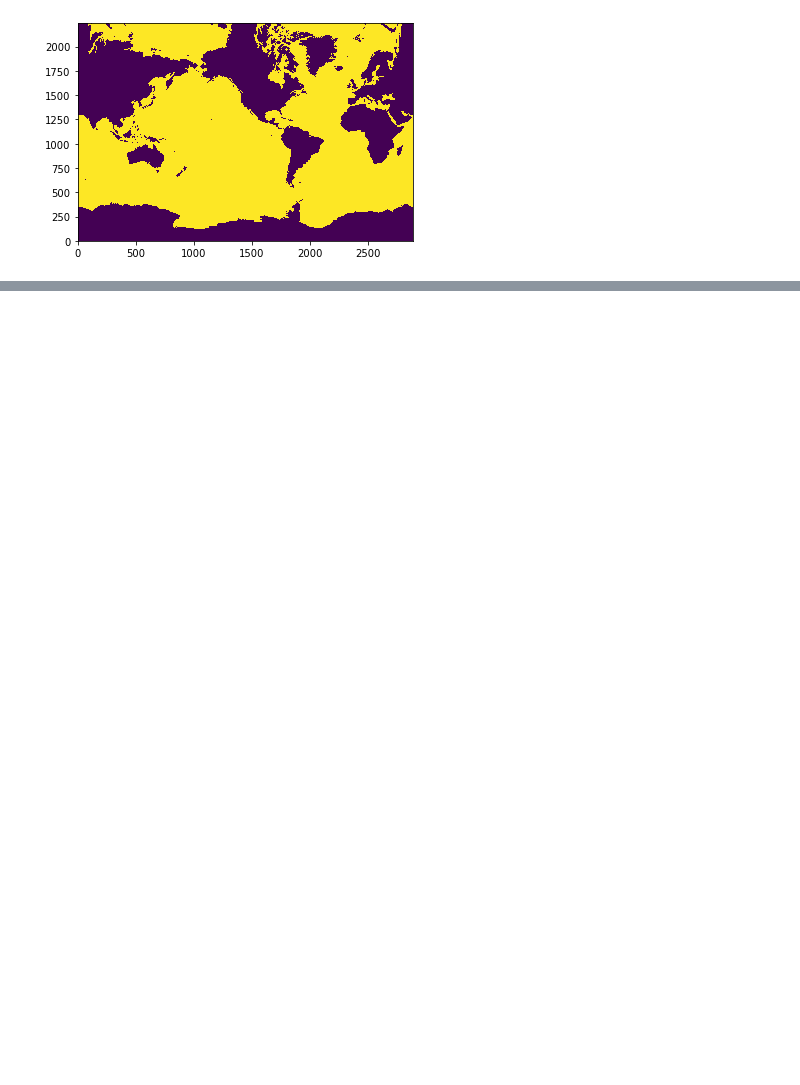
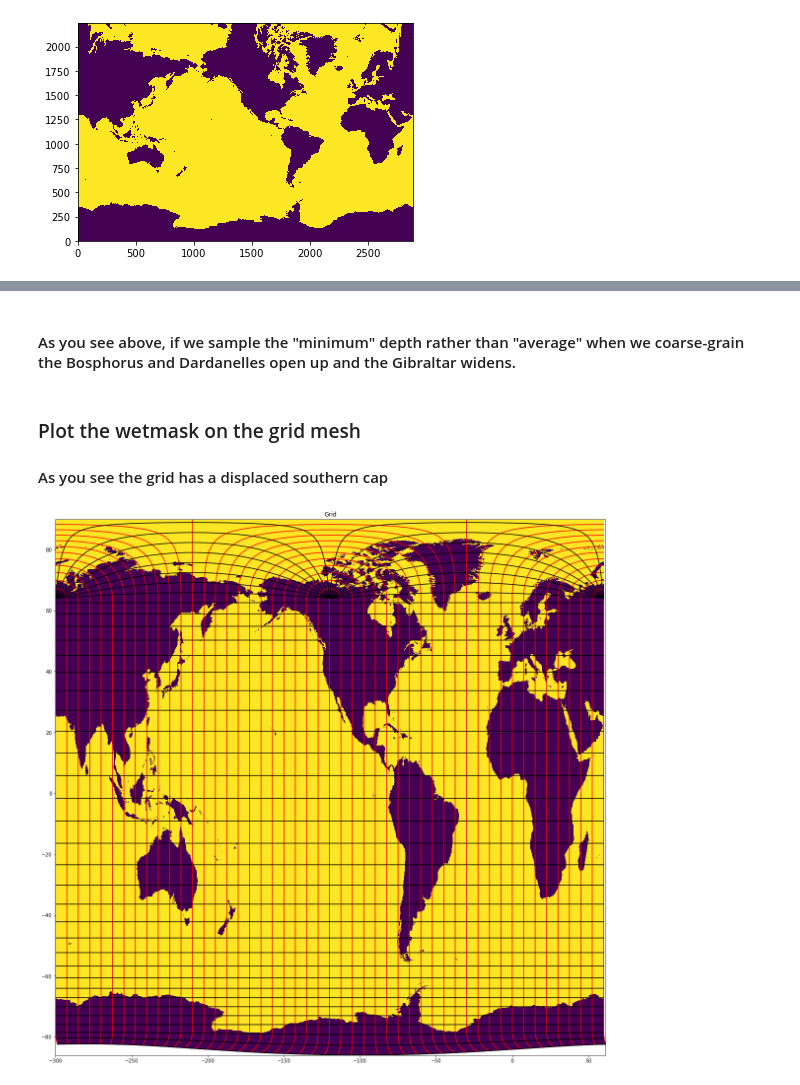
Before and after one commit to adcroft/thin-wall-topography, a Jupyter notebook: python/inspectTopography.ipynb, the cells around one changed output, grey strips where cells are left out. Drawn from its saved outputs; the diff is of its cells as text; code cells hidden in the pictures; blank space fills up the shorter version.

```diff
--- a/python/inspectTopography.ipynb
+++ b/python/inspectTopography.ipynb
@@ -82,0 +99,20 @@ def get_indices(lon_grid,lat_grid,x,y):
+# %% [markdown]
+#### As you see above, if we sample the "minimum" depth rather than "average" when we coarse-grain the Bosphorus and Dardanelles open up and the Gibraltar widens.
+# %% [markdown]
+### Plot  the wetmask on the grid mesh
+#### As you see the grid has a displaced southern cap
+# %%
+def plot_mesh_in_latlon(lam, phi, stride=1, phi_color='k', lam_color='r'):
+    if (phi.shape != lam.shape): raise Exception('Ooops: lam and phi should have same shape')
+    nj,ni = lam.shape
+    for i in range(0,ni,stride):
+        plt.plot(lam[:,i],phi[:,i],lam_color)
+    for j in range(0,nj,stride):
+        plt.plot(lam[j,:],phi[j,:],phi_color)
+
+plt.figure(figsize=(20,20))
+plt.title("Grid")
+plot_mesh_in_latlon(targ_x,targ_y, stride=60)
+plt.pcolormesh(targ_x,targ_y,ice9_wet_min);
+# %% [output]
+[figure, added]
```
Also changed, not shown: parts of 12 cells of this notebook, 3 other files.
